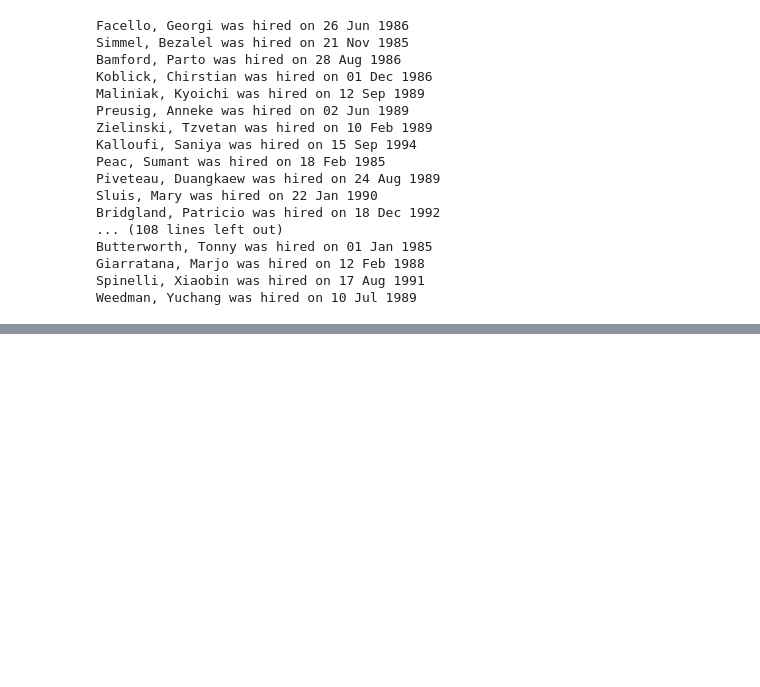
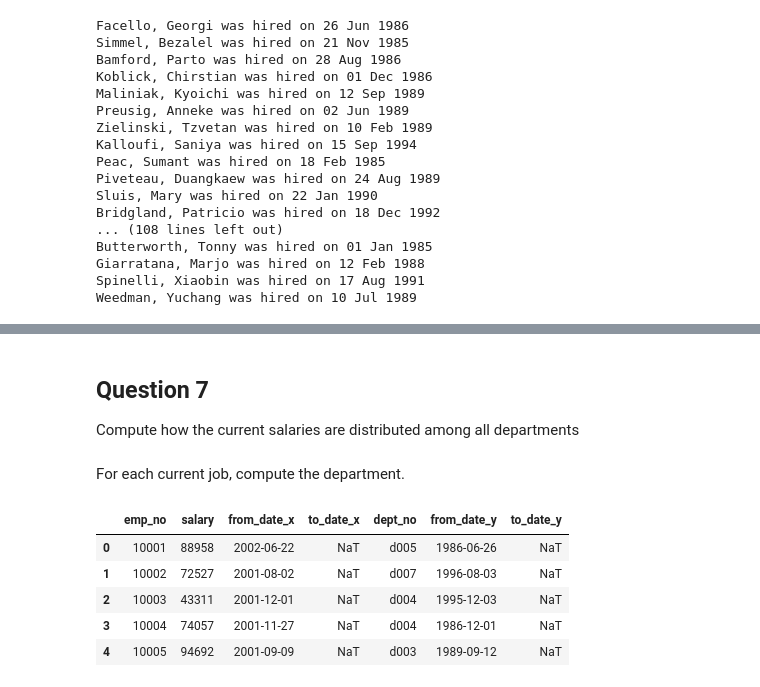
Before and after one commit to gdv/foundationsCS, a Jupyter notebook: py-13-employees.ipynb, the cells around one changed output, grey strips where cells are left out. Drawn from its saved outputs; the diff is of its cells as text; code cells hidden in the pictures; blank space fills up the shorter version.

```diff
--- a/py-13-employees.ipynb
+++ b/py-13-employees.ipynb
@@ -42,0 +112,10 @@ Weedman, Yuchang was hired on 10 Jul 1989
+# %%
+cursor = cnx.cursor()
+
+query = ("SELECT * FROM salaries ")
+cursor.execute(query)
+jobs = pd.DataFrame(list(cursor))
+
+cursor.close()
+jobs.columns = ['emp_no', 'salary', 'from_date', 'to_date']
+jobs.head()
@@ -42,0 +184,4 @@ Weedman, Yuchang was hired on 10 Jul 1989
+# %%
+jobs['to_date'] = jobs['to_date'].apply(clean_date)
+jobs['from_date'] = jobs['from_date'].apply(clean_date)
+jobs.head()
@@ -42,0 +381,15 @@ Weedman, Yuchang was hired on 10 Jul 1989
+# %% [markdown]
+## Question 7
+Compute how the current salaries are distributed among all departments
+# %% [markdown]
+For each current job, compute the department.
+# %%
+job_dept = pd.merge(jobs[jobs['to_date'].isnull()], employments, on = 'emp_no')
+job_dept.head()
+# %% [output]
+|  | emp_no | salary | from_date_x | to_date_x | dept_no | from_date_y | to_date_y |
+| 0 | 10001 | 88958 | 2002-06-22 | NaT | d005 | 1986-06-26 | NaT |
+| 1 | 10002 | 72527 | 2001-08-02 | NaT | d007 | 1996-08-03 | NaT |
+| 2 | 10003 | 43311 | 2001-12-01 | NaT | d004 | 1995-12-03 | NaT |
+| 3 | 10004 | 74057 | 2001-11-27 | NaT | d004 | 1986-12-01 | NaT |
+| 4 | 10005 | 94692 | 2001-09-09 | NaT | d003 | 1989-09-12 | NaT |
```
Also changed, not shown: parts of 47 cells of this notebook.
